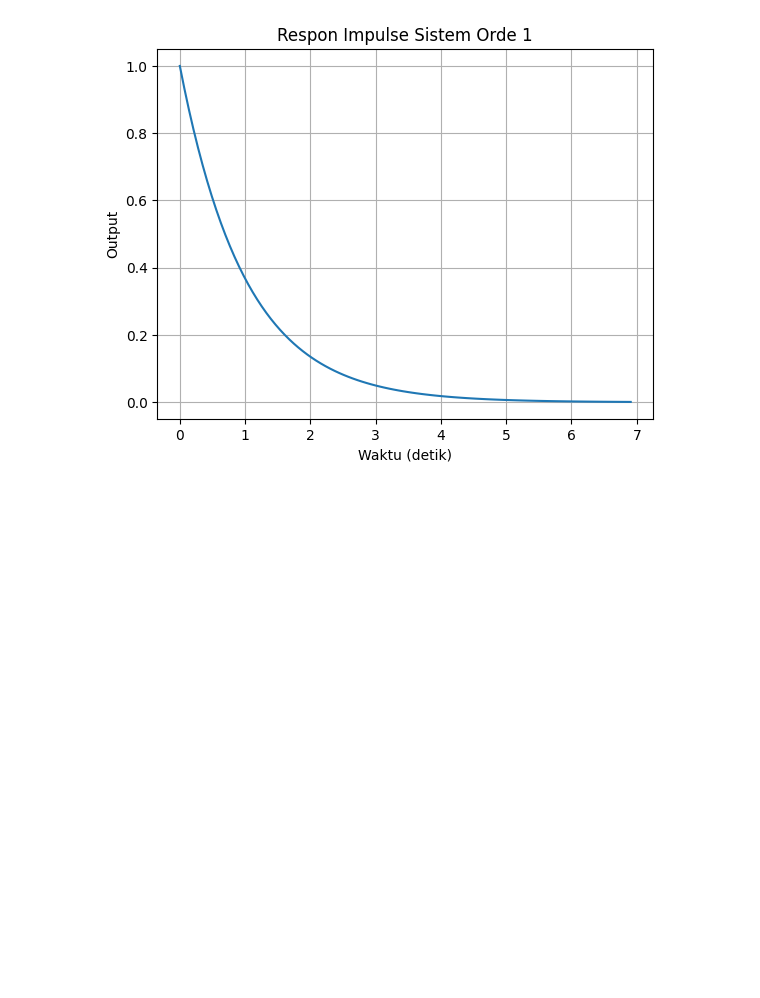
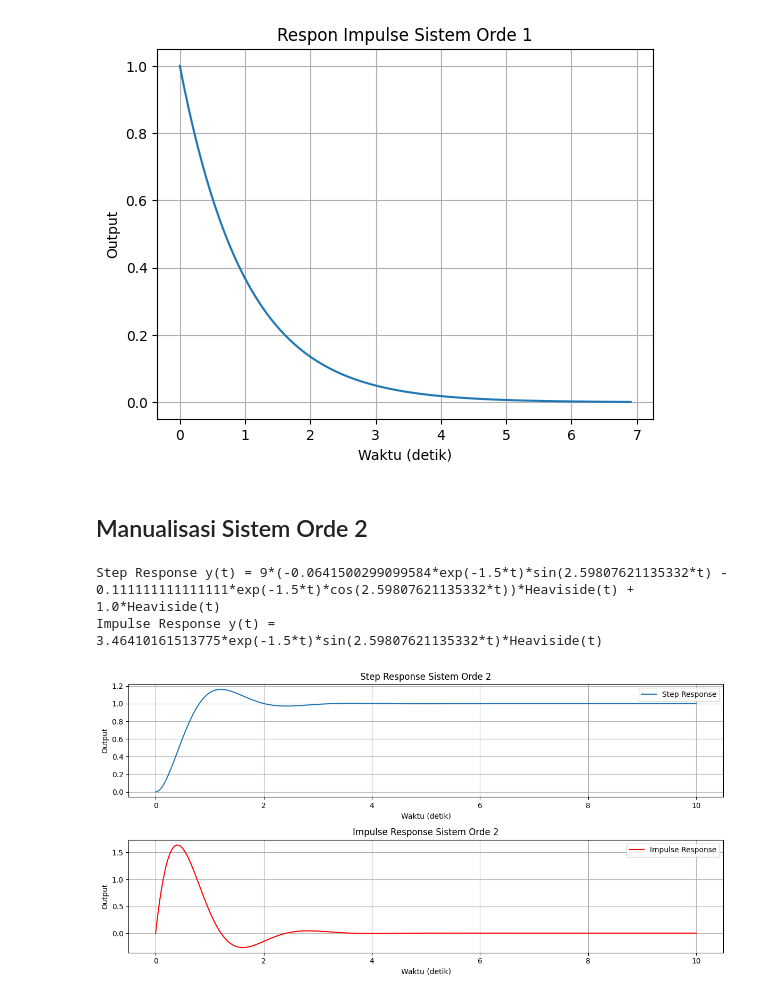
Before and after one commit to hydekage/Sistem-Automasi, a Jupyter notebook: Analisis_Sistem_Response.ipynb, the cells around one changed output. Drawn from its saved outputs; the diff is of its cells as text; code cells hidden in the pictures; blank space fills up the shorter version.

```diff
--- a/Analisis_Sistem_Response.ipynb
+++ b/Analisis_Sistem_Response.ipynb
@@ -138,0 +141,76 @@ plt.show()
+# %% [markdown]
+## Manualisasi Sistem Orde 2 ##
+# %%
+import sympy as sp
+import numpy as np
+import matplotlib.pyplot as plt
+
+# Definisikan variabel
+t, s = sp.symbols('t s')
+
+# Definisikan parameter sistem
+omega_n_val = 3  # contoh: natural frequency 3 rad/s
+zeta_val = 0.5   # contoh: damping ratio 0.5 (underdamped)
+
+# Definisikan Transfer Function G(s) sistem orde 2
+G_s = (omega_n_val**2) / (s**2 + 2*zeta_val*omega_n_val*s + omega_n_val**2)
+
+# --- Step Response ---
+U_step = 1 / s  # input step di Laplace
+
+# Output Laplace domain
+Y_step_s = G_s * U_step
+
+# Inverse Laplace untuk dapatkan y_step(t)
+y_step_t = sp.inverse_laplace_transform(Y_step_s, s, t)
+print("Step Response y(t) =", y_step_t)
+
+# --- Impulse Response ---
+U_impulse = 1  # input impulse di Laplace (delta(t))
+
+# Output Laplace domain
+Y_impulse_s = G_s * U_impulse
+
+# Inverse Laplace untuk dapatkan y_impulse(t)
+y_impulse_t = sp.inverse_laplace_transform(Y_impulse_s, s, t)
+print("Impulse Response y(t) =", y_impulse_t)
+
+# --- Evaluasi untuk Plot ---
+# Konversi fungsi simbolik ke fungsi numerik
+f_step = sp.lambdify(t, y_step_t, 'numpy')
+f_impulse = sp.lambdify(t, y_impulse_t, 'numpy')
+
+# Waktu simulasi
+t_vals = np.linspace(0, 10, 500)
+
+# Hitung nilai output
+y_step_vals = f_step(t_vals)
+y_impulse_vals = f_impulse(t_vals)
+
+# --- Plot Hasil ---
+plt.figure(figsize=(12, 6))
+
+# Step Response
+plt.subplot(2, 1, 1)
+plt.plot(t_vals, y_step_vals, label='Step Response')
+plt.title('Step Response Sistem Orde 2')
+plt.xlabel('Waktu (detik)')
+plt.ylabel('Output')
+plt.grid(True)
+plt.legend()
+
+# Impulse Response
+plt.subplot(2, 1, 2)
+plt.plot(t_vals, y_impulse_vals, label='Impulse Response', color='red')
+plt.title('Impulse Response Sistem Orde 2')
+plt.xlabel('Waktu (detik)')
+plt.ylabel('Output')
+plt.grid(True)
+plt.legend()
+
+plt.tight_layout()
+plt.show()
+# %% [output]
+Step Response y(t) = 9*(-0.0641500299099584*exp(-1.5*t)*sin(2.59807621135332*t) - 0.111111111111111*exp(-1.5*t)*cos(2.59807621135332*t))*Heaviside(t) + 1.0*Heaviside(t)
+Impulse Response y(t) = 3.46410161513775*exp(-1.5*t)*sin(2.59807621135332*t)*Heaviside(t)
+[figure, added]
```
Also changed, not shown: parts of 4 cells of this notebook.
